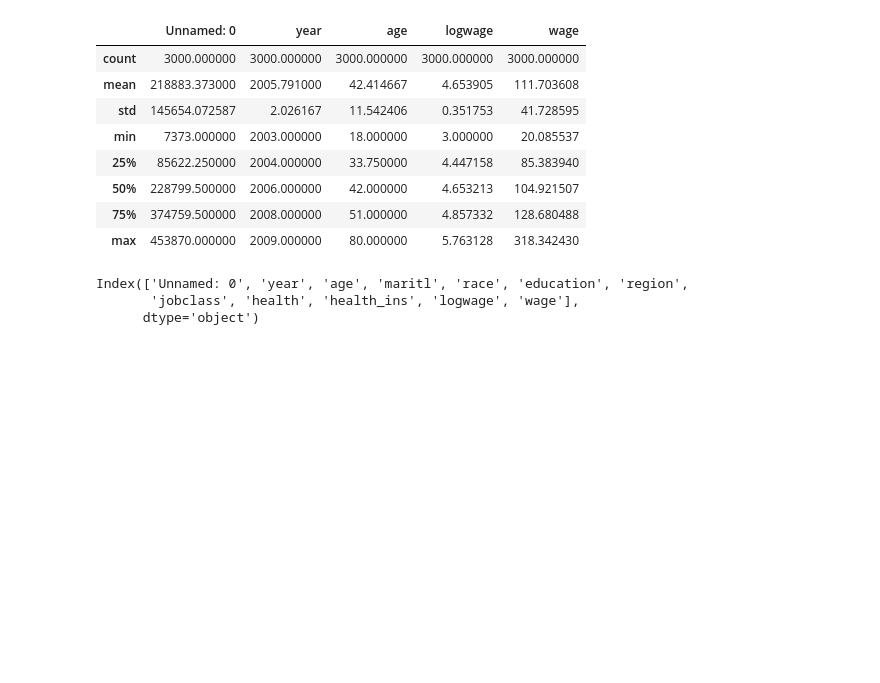
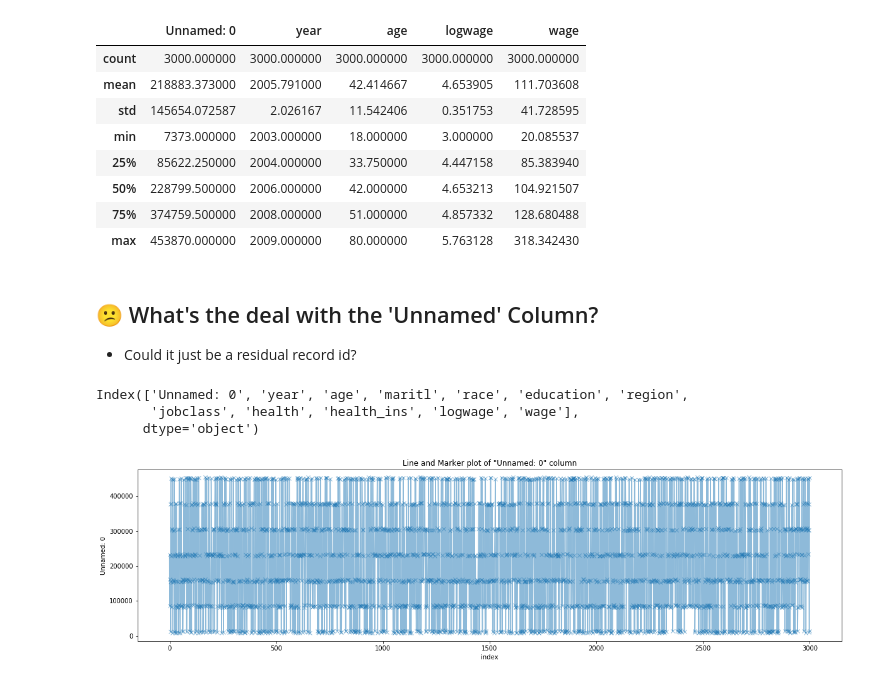
Before and after one commit to paulo-g-martinez/male-income-atlanta, a Jupyter notebook: Exploratory Data Analysis.ipynb, the cells around one changed output. Drawn from its saved outputs; the diff is of its cells as text; code cells hidden in the pictures; blank space fills up the shorter version.

```diff
--- a/Exploratory Data Analysis.ipynb
+++ b/Exploratory Data Analysis.ipynb
@@ -77,9 +74,21 @@ wages_df.describe()
 | 50% | 228799.500000 | 2006.000000 | 42.000000 | 4.653213 | 104.921507 |
 | 75% | 374759.500000 | 2008.000000 | 51.000000 | 4.857332 | 128.680488 |
 | max | 453870.000000 | 2009.000000 | 80.000000 | 5.763128 | 318.342430 |
+# %% [markdown]
+## 😕  What's the deal with the 'Unnamed' Column?
+- Could it just be a residual record id?
 # %%
 wages_df.columns
 # %% [output]
 Index(['Unnamed: 0', 'year', 'age', 'maritl', 'race', 'education', 'region',
        'jobclass', 'health', 'health_ins', 'logwage', 'wage'],
       dtype='object')
+# %%
+plt.figure(figsize= (20, 5))
+wages_df['Unnamed: 0'].plot(marker = 'x', alpha = .5)
+plt.title('Line and Marker plot of "Unnamed: 0" column')
+plt.xlabel('index')
+plt.ylabel('Unnamed: 0')
+plt.show()
+# %% [output]
+[figure, added]
```
Also changed, not shown: parts of 18 cells of this notebook.
